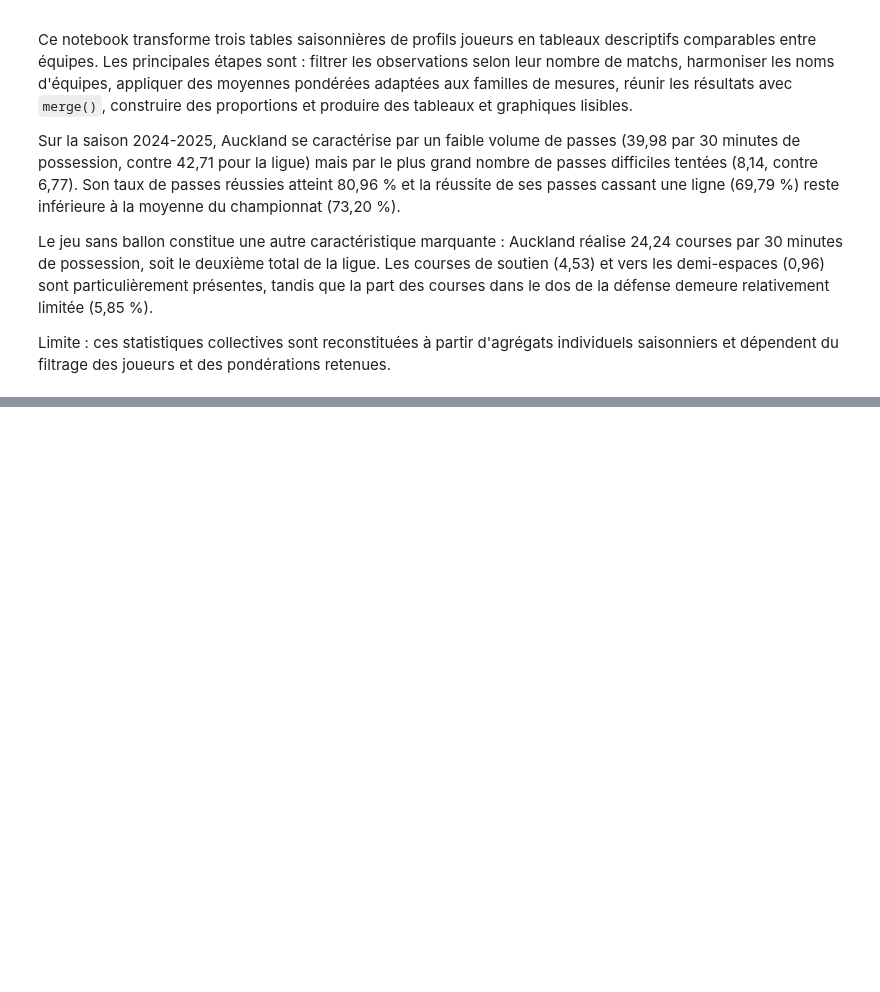
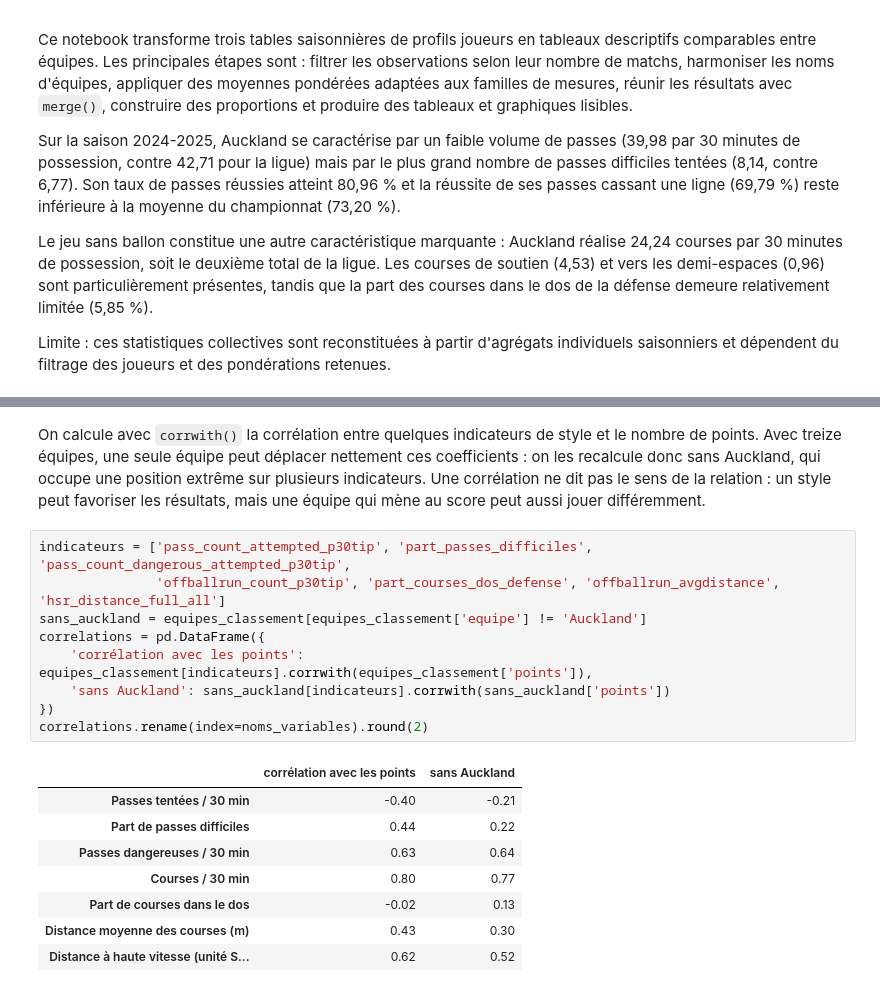
Before and after one commit to lfaivre1/PythonDS_foot, a Jupyter notebook: Notebooks/01_exploration_donnees.ipynb, the cells around one changed output, grey strips where cells are left out. Saved outputs shown, nothing was run; the diff lists cells and outputs as text; blank space fills up the shorter version.

```diff
--- a/Notebooks/01_exploration_donnees.ipynb
+++ b/Notebooks/01_exploration_donnees.ipynb
@@ -611,0 +648,20 @@ Limite : ces statistiques collectives sont reconstituées à partir d'agrégats
+# %% [markdown]
+On calcule avec `corrwith()` la corrélation entre quelques indicateurs de style et le nombre de points. Avec treize équipes, une seule équipe peut déplacer nettement ces coefficients : on les recalcule donc sans Auckland, qui occupe une position extrême sur plusieurs indicateurs. Une corrélation ne dit pas le sens de la relation : un style peut favoriser les résultats, mais une équipe qui mène au score peut aussi jouer différemment.
+# %%
+indicateurs = ['pass_count_attempted_p30tip', 'part_passes_difficiles', 'pass_count_dangerous_attempted_p30tip',
+               'offballrun_count_p30tip', 'part_courses_dos_defense', 'offballrun_avgdistance', 'hsr_distance_full_all']
+sans_auckland = equipes_classement[equipes_classement['equipe'] != 'Auckland']
+correlations = pd.DataFrame({
+    'corrélation avec les points': equipes_classement[indicateurs].corrwith(equipes_classement['points']),
+    'sans Auckland': sans_auckland[indicateurs].corrwith(sans_auckland['points'])
+})
+correlations.rename(index=noms_variables).round(2)
+# %% [output]
+|  | corrélation avec les points | sans Auckland |
+| Passes tentées / 30 min | -0.40 | -0.21 |
+| Part de passes difficiles | 0.44 | 0.22 |
+| Passes dangereuses / 30 min | 0.63 | 0.64 |
+| Courses / 30 min | 0.80 | 0.77 |
+| Part de courses dans le dos | -0.02 | 0.13 |
+| Distance moyenne des courses (m) | 0.43 | 0.30 |
+| Distance à haute vitesse (unité S... | 0.62 | 0.52 |
```
Also changed, not shown: parts of 3 cells of this notebook, 9 other files.
